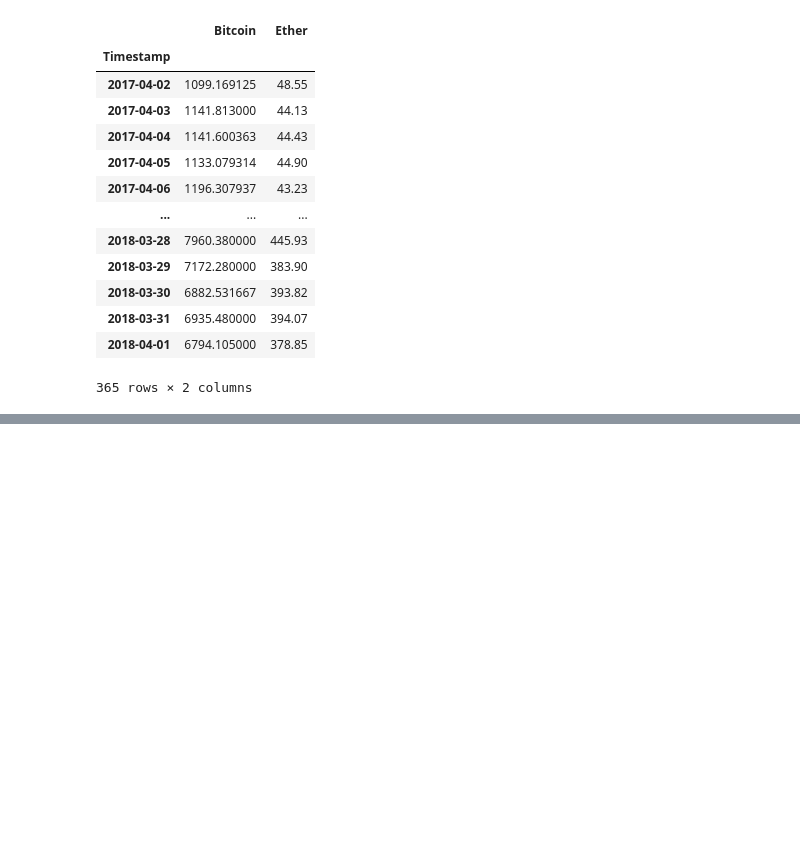
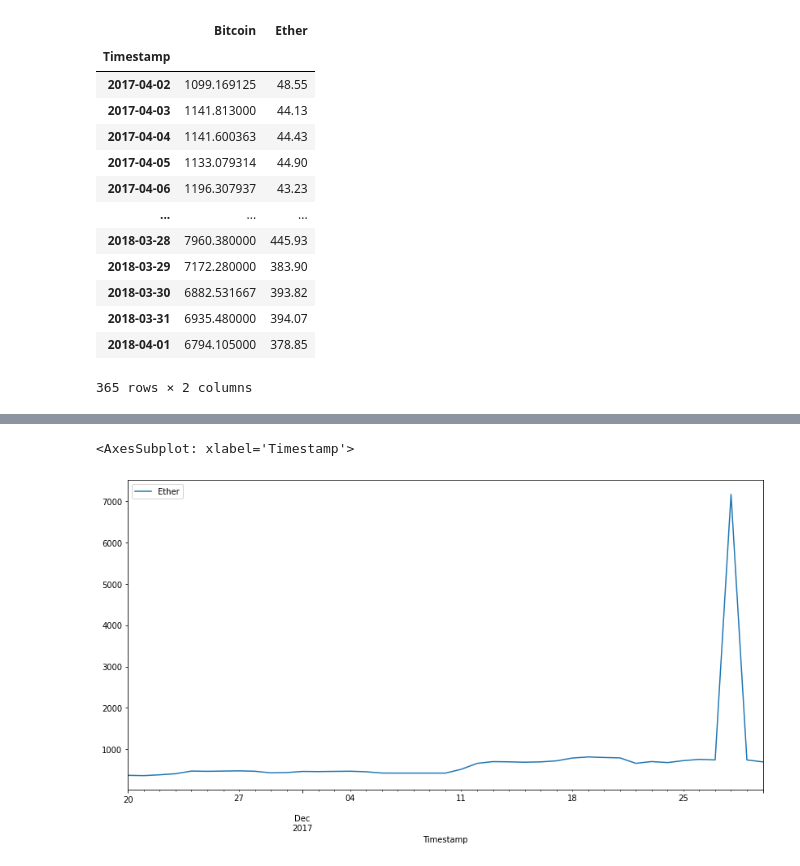
Before and after one commit to c-blomquist/Data-Analysis-Learning, a Jupyter notebook: Example_Project/Example_Project.ipynb, the cells around one changed output, grey strips where cells are left out. Cells and saved outputs as stored; diff of their text form; code cells hidden in the pictures; blank space fills up the shorter version.

```diff
--- a/Example_Project/Example_Project.ipynb
+++ b/Example_Project/Example_Project.ipynb
@@ -29,0 +76,7 @@ df
+# %%
+df.fillna(method='ffill', inplace=True)
+# %%
+df.loc['2017-11-20': '2017-12-30'].plot(y='Ether', figsize=(14, 7))
+# %% [output]
+<AxesSubplot: xlabel='Timestamp'>
+[figure, added]
```
Also changed, not shown: parts of 23 cells of this notebook.
